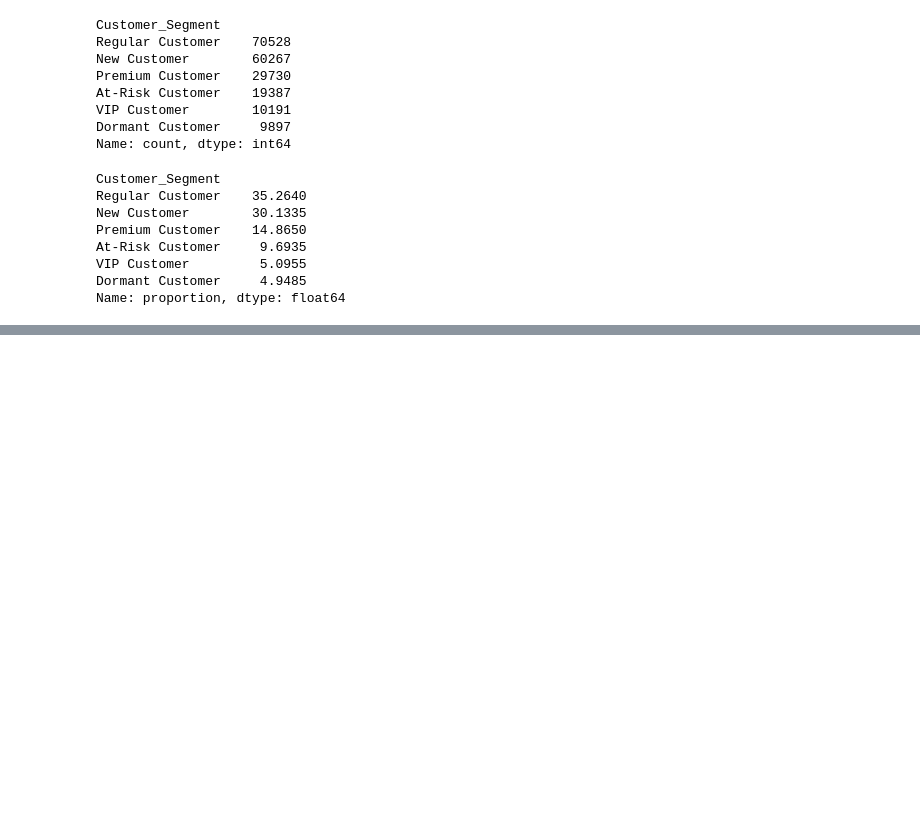
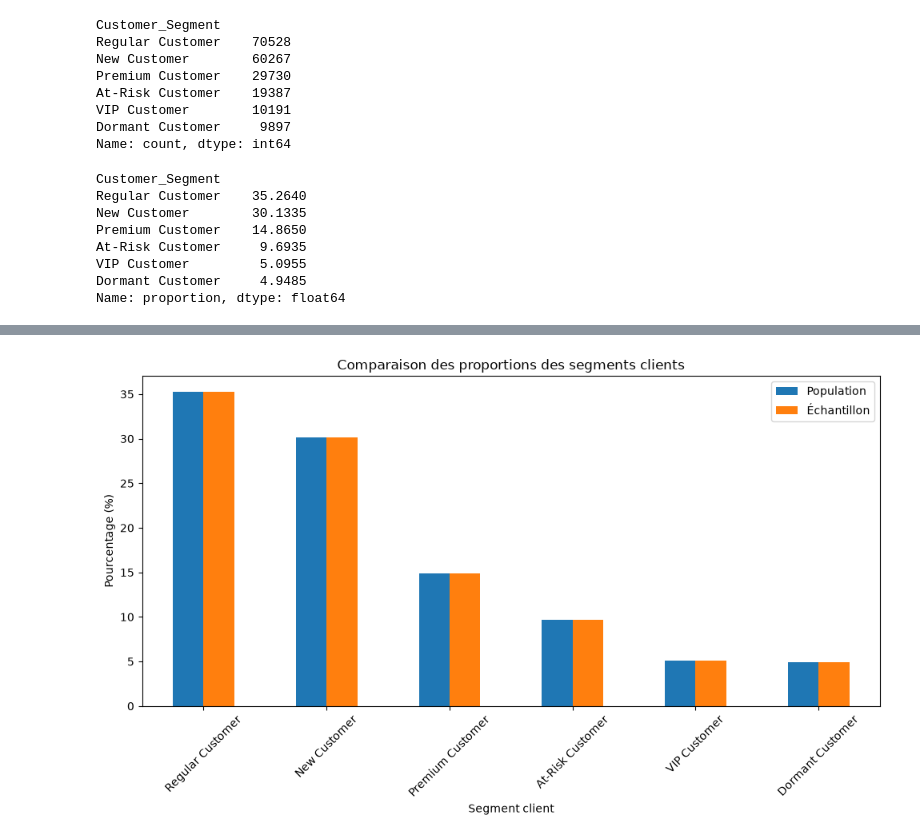
Before and after one commit to birouaineismail/ecommerce-data-visualization, a Jupyter notebook: notebook/ecommerce_analysis.ipynb, the cells around one changed output, grey strips where cells are left out. Drawn from its saved outputs; the diff is of its cells as text; code cells hidden in the pictures; blank space fills up the shorter version.

```diff
--- a/notebook/ecommerce_analysis.ipynb
+++ b/notebook/ecommerce_analysis.ipynb
@@ -226,0 +269,8 @@ Name: proportion, dtype: float64
+# %%
+
+sample_df, _ = train_test_split(
+    df,
+    train_size=50000,
+    random_state=42,
+    stratify=df["Customer_Segment"]
+)
@@ -226,0 +313,7 @@ Name: proportion, dtype: float64
+# %%
+comparison = pd.DataFrame({
+    "Population (%)": df["Customer_Segment"].value_counts(normalize=True) * 100,
+    "Échantillon (%)": sample_df["Customer_Segment"].value_counts(normalize=True) * 100
+})
+
+comparison
@@ -226,0 +329,15 @@ Name: proportion, dtype: float64
+# %%
+comparison.plot(
+    kind="bar",
+    figsize=(10, 6)
+)
+
+plt.title("Comparaison des proportions des segments clients")
+plt.xlabel("Segment client")
+plt.ylabel("Pourcentage (%)")
+plt.xticks(rotation=45)
+plt.legend(["Population", "Échantillon"])
+plt.tight_layout()
+plt.show()
+# %% [output]
+[figure, added]
```
Also changed, not shown: parts of 59 cells of this notebook, 2 other files.
